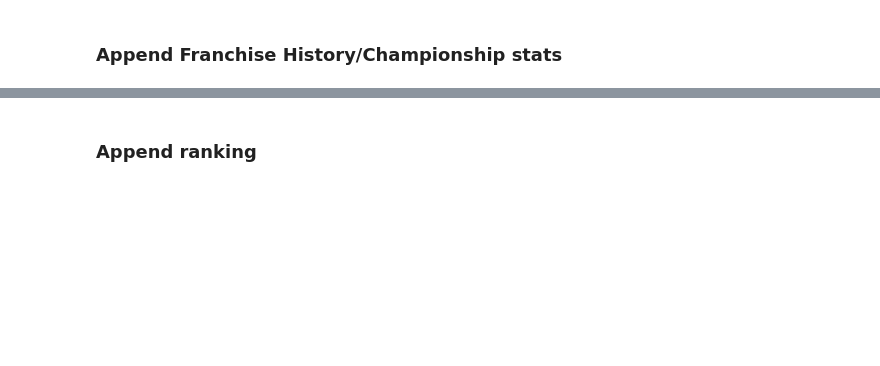
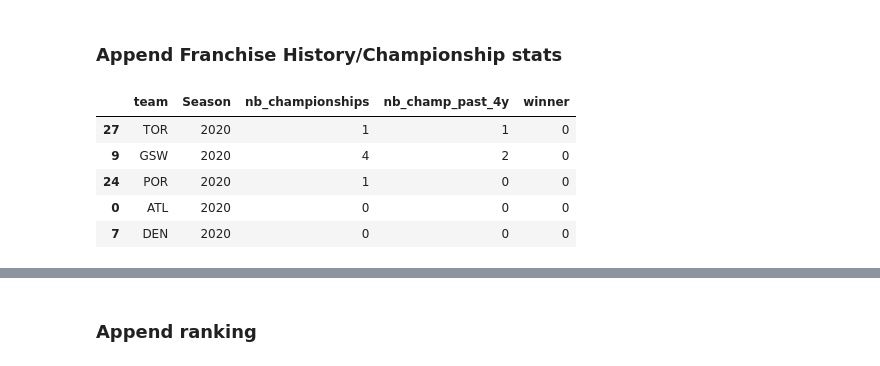
Before and after one commit to TomHavy/Nba-Standings-Prediction, a Jupyter notebook: scrap-nba-data.ipynb, the cells around one changed output, grey strips where cells are left out. Drawn from its saved outputs; the diff is of its cells as text; code cells hidden in the pictures; blank space fills up the shorter version.

```diff
--- a/scrap-nba-data.ipynb
+++ b/scrap-nba-data.ipynb
@@ -440,18 +440,44 @@ def nb_championships(team_names, season):
     team_championships = []
 
     for team in team_names:
-        nb = len(nba_champions[(nba_champions['team'] == team) & (nba_champions['Year'] <= season)])
+        nb_total = len(nba_champions[
+            (nba_champions['team'] == team) &
+            (nba_champions['Year'] <= season)
+            ]
+        )
+
+        nb_interval = len(nba_champions[
+            (nba_champions['team'] == team) &
+            (nba_champions['Year'] <= season) &
+            (nba_champions['Year'] > season-4)
+            ]
+        )
 
         team_championships.append({
             'team': team,
             'Season': season,
-            'nb_championships': nb,
-            'winner': len(nba_champions[(nba_champions['team'] == team) & (nba_champions['Year'] == season)]),
+            'nb_championships': nb_total,
+            'nb_champ_past_4y': nb_interval,
+            'winner': len(nba_champions[
+                (nba_champions['team'] == team) &
+                (nba_champions['Year'] == season)
+                ]
+            ),
+
         })
 
     df = pd.DataFrame(team_championships)
 
     return df
+# %%
+nb_championships(team_names,2020).sample(5)
+# %% [output]
+|  | team | Season | nb_championships | nb_champ_past_4y | winner |
+| 27 | TOR | 2020 | 1 | 1 | 0 |
+| 9 | GSW | 2020 | 4 | 2 | 0 |
+| 24 | POR | 2020 | 1 | 0 | 0 |
+| 0 | ATL | 2020 | 0 | 0 | 0 |
+| 7 | DEN | 2020 | 0 | 0 | 0 |
 # %%
 team_championships = nb_championships(team_names,2025)
 # %%
```
Also changed, not shown: parts of 12 cells of this notebook, 2 other files.
